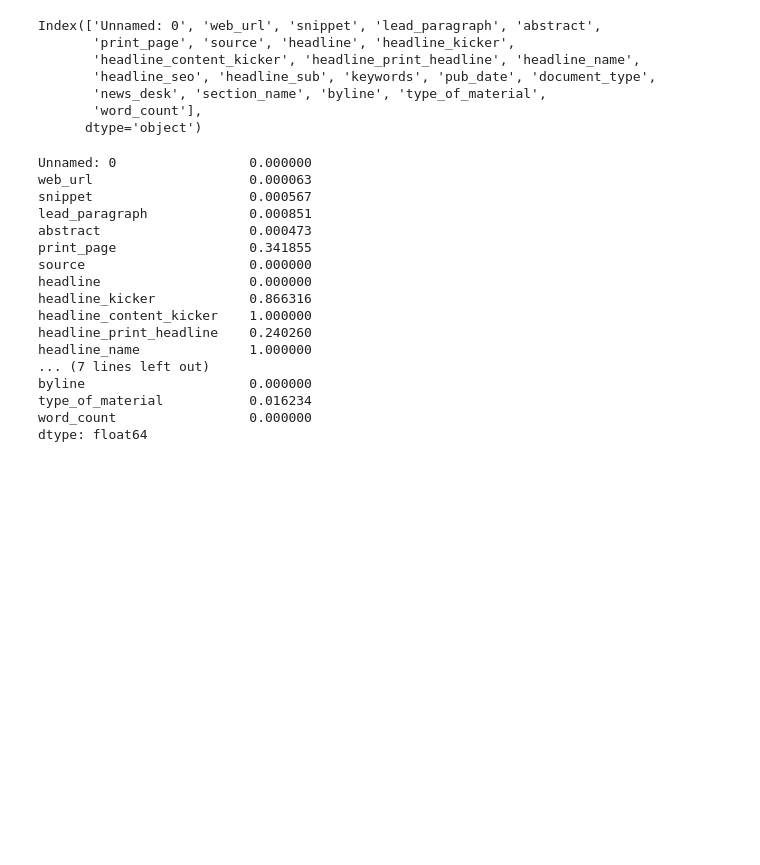
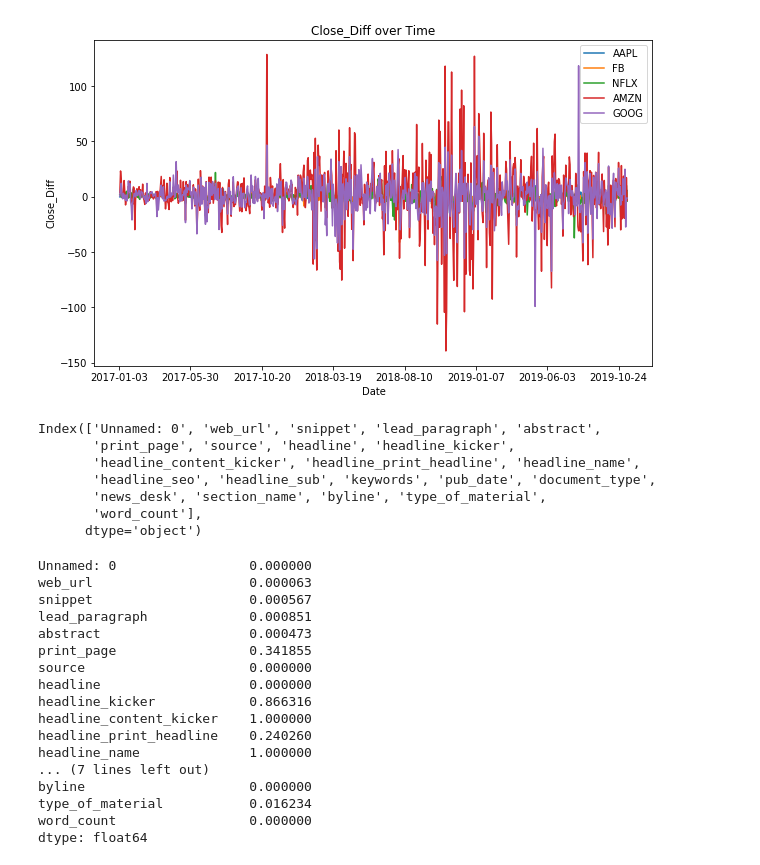
Before and after one commit to AbbyB/orie4741, a Jupyter notebook: data_exploration.ipynb, the cells around one changed output. Saved outputs shown, nothing was run; the diff lists cells and outputs as text; code cells hidden in the pictures; blank space fills up the shorter version.

```diff
--- a/data_exploration.ipynb
+++ b/data_exploration.ipynb
@@ -41,3 +53,7 @@ plot_prices(indices, market_dfs, standardize=True)
+# %%
+plot_trend(stocks, market_dfs, "Close_Diff")
+# %% [output]
+[figure, added]
 # %%
 df_2019 = pd.read_csv('nytimes_2019.csv')
 df_2017_18 = pd.read_csv('nytimes_2017_2018.csv')
```
Also changed, not shown: parts of 8 cells of this notebook, 1 other file.
